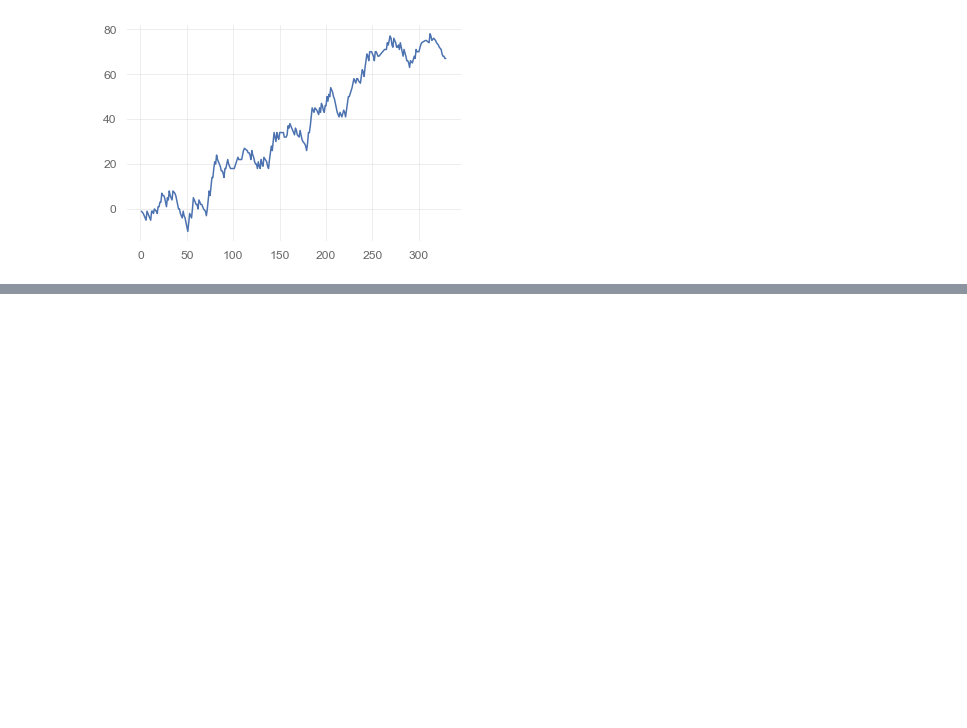
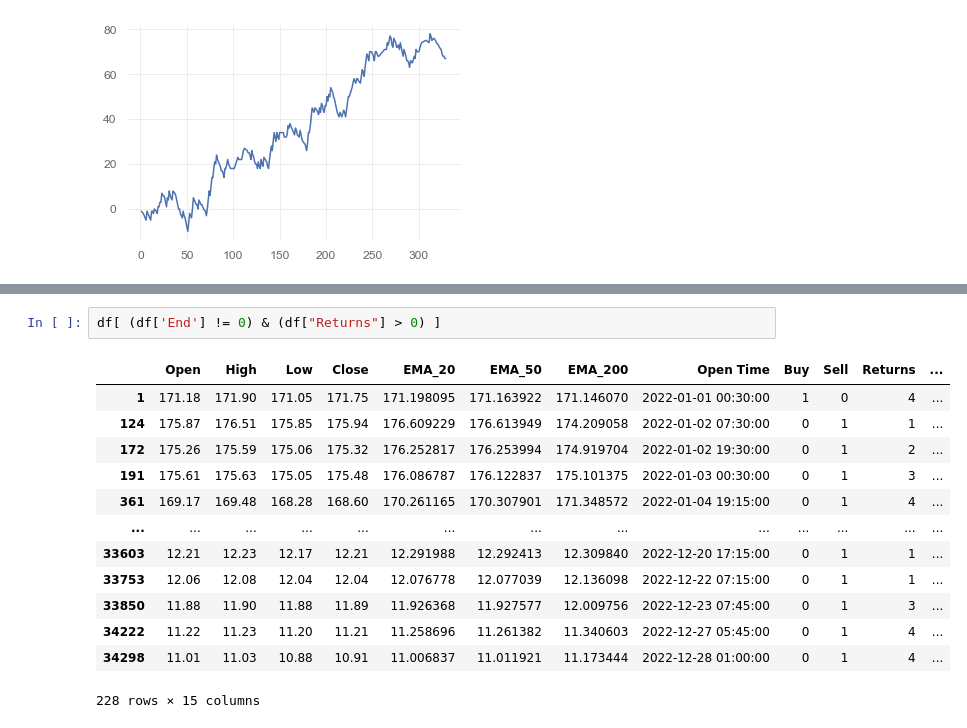
Before and after one commit to devesh2003/Binance-Data-Analysis, a Jupyter notebook: RNN_MA_Strategy.ipynb, the cells around one changed output, grey strips where cells are left out. Cells and saved outputs as stored; diff of their text form; blank space fills up the shorter version.

```diff
--- a/RNN_MA_Strategy.ipynb
+++ b/RNN_MA_Strategy.ipynb
@@ -215,0 +218,16 @@ trades[ trades["Gap"] >= 0 ]['Returns'].cumsum().plot()
+# %%
+df[ (df['End'] != 0) & (df["Returns"] > 0) ]
+# %% [output]
+|  | Open | High | Low | Close | EMA_20 | EMA_50 | EMA_200 | Open Time | Buy | Sell | Returns | ... |
+| 1 | 171.18 | 171.90 | 171.05 | 171.75 | 171.198095 | 171.163922 | 171.146070 | 2022-01-01 00:30:00 | 1 | 0 | 4 | ... |
+| 124 | 175.87 | 176.51 | 175.85 | 175.94 | 176.609229 | 176.613949 | 174.209058 | 2022-01-02 07:30:00 | 0 | 1 | 1 | ... |
+| 172 | 175.26 | 175.59 | 175.06 | 175.32 | 176.252817 | 176.253994 | 174.919704 | 2022-01-02 19:30:00 | 0 | 1 | 2 | ... |
+| 191 | 175.61 | 175.63 | 175.05 | 175.48 | 176.086787 | 176.122837 | 175.101375 | 2022-01-03 00:30:00 | 0 | 1 | 3 | ... |
+| 361 | 169.17 | 169.48 | 168.28 | 168.60 | 170.261165 | 170.307901 | 171.348572 | 2022-01-04 19:15:00 | 0 | 1 | 4 | ... |
+| ... | ... | ... | ... | ... | ... | ... | ... | ... | ... | ... | ... | ... |
+| 33603 | 12.21 | 12.23 | 12.17 | 12.21 | 12.291988 | 12.292413 | 12.309840 | 2022-12-20 17:15:00 | 0 | 1 | 1 | ... |
+| 33753 | 12.06 | 12.08 | 12.04 | 12.04 | 12.076778 | 12.077039 | 12.136098 | 2022-12-22 07:15:00 | 0 | 1 | 1 | ... |
+| 33850 | 11.88 | 11.90 | 11.88 | 11.89 | 11.926368 | 11.927577 | 12.009756 | 2022-12-23 07:45:00 | 0 | 1 | 3 | ... |
+| 34222 | 11.22 | 11.23 | 11.20 | 11.21 | 11.258696 | 11.261382 | 11.340603 | 2022-12-27 05:45:00 | 0 | 1 | 4 | ... |
+| 34298 | 11.01 | 11.03 | 10.88 | 10.91 | 11.006837 | 11.011921 | 11.173444 | 2022-12-28 01:00:00 | 0 | 1 | 4 | ... |
+228 rows × 15 columns
```
Also changed, not shown: parts of 5 cells of this notebook, 5 other files.
